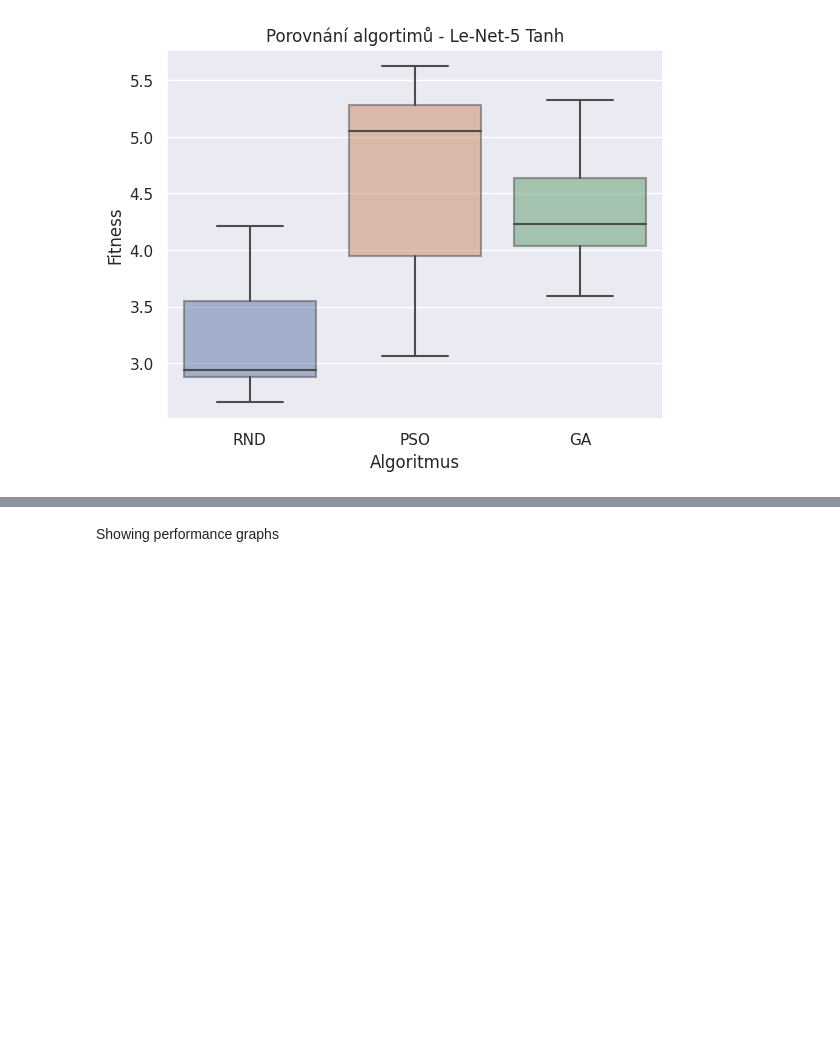
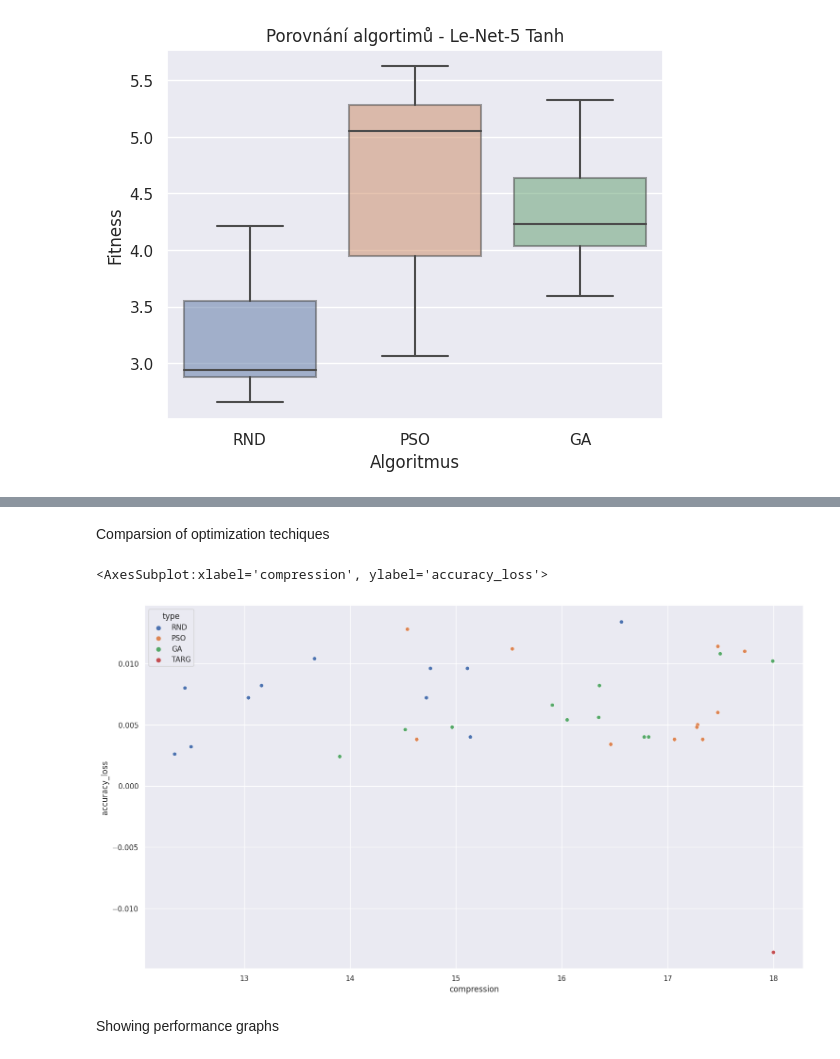
Before and after one commit to xcoupe01/nn_weight_share_optimization, a Jupyter notebook: notebooks/lenet_compression_compare.ipynb, the cells around one changed output, grey strips where cells are left out. Saved outputs shown, nothing was run; the diff lists cells and outputs as text; code cells hidden in the pictures; blank space fills up the shorter version.

```diff
--- a/notebooks/lenet_compression_compare.ipynb
+++ b/notebooks/lenet_compression_compare.ipynb
@@ -20,0 +45,27 @@ SAVE_FILES = {
+# %%
+data = {
+    'run': [],
+    'RND': [],
+    'PSO': [],
+    'GA': [],
+}
+
+data_complete = {
+    'run': [],
+    'accuracy': [],
+    'accuracy_loss': [],
+    'compression': [],
+    'fitness':[],
+    'type': [],
+}
+
+# some data have old computed fitness, to compare them with recalculated values uncomment follofwing old_dit codes
+#old_fit = {
+#    'run': [],
+#    'RND': [],
+#    'PSO': [],
+#    'GA': [],
+#}
+
+# all dirs with the experiment data
+exp_dirs = [name for name in os.listdir(BASE_PATH) if os.path.isdir(os.path.join(BASE_PATH, name))]
@@ -151,2 +153,13 @@ plt.savefig('../results/plots/line2.pdf')
+# %% [markdown]
+Comparsion of optimization techiques
+# %%
+before_loss = data_complete.loc[0]['accuracy'] + data_complete.loc[0]['accuracy_loss']
+data_complete.loc[len(data_complete.index)] = ['run0', fit_cont.targ[0], before_loss - fit_cont.targ[0], fit_cont.targ[1], 0, 'TARG']
+
+sns.set(rc={'figure.figsize': (18, 10)})
+sns.scatterplot(data=data_complete, x='compression', y='accuracy_loss', hue='type')
+# %% [output]
+<AxesSubplot:xlabel='compression', ylabel='accuracy_loss'>
+[figure, added]
 # %% [markdown]
 Showing performance graphs
```
Also changed, not shown: parts of 26 cells of this notebook, 22 other files.
